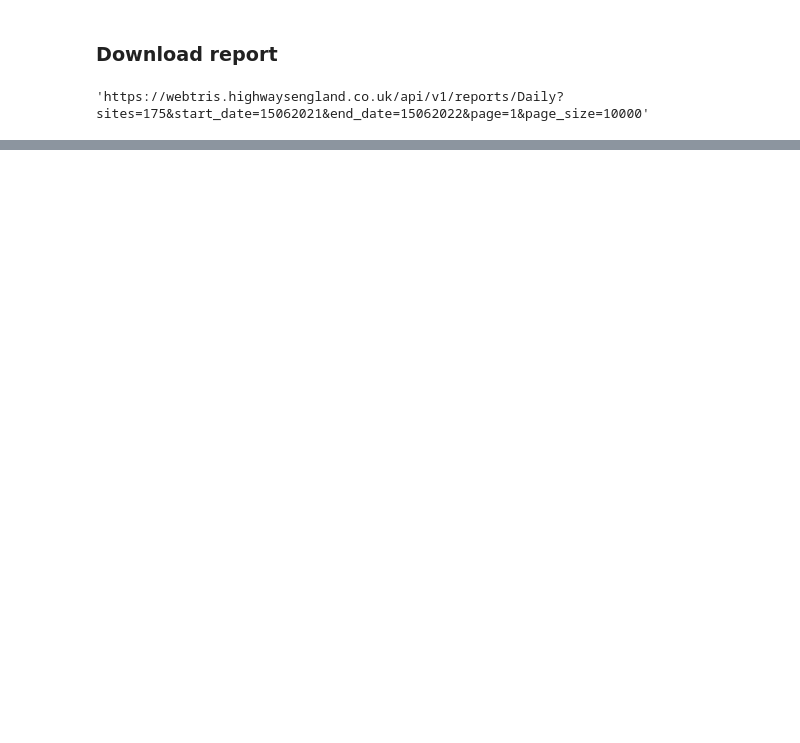
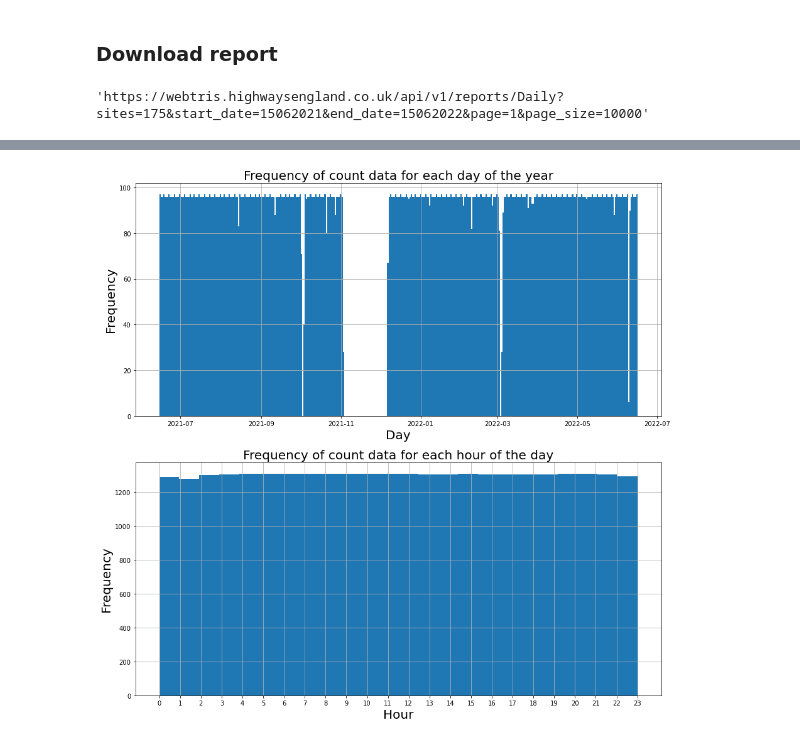
Before and after one commit to JakeRobertBaker/Highways, a Jupyter notebook: Queries.ipynb, the cells around one changed output, grey strips where cells are left out. Saved outputs shown, nothing was run; the diff lists cells and outputs as text; code cells hidden in the pictures; blank space fills up the shorter version.

```diff
--- a/Queries.ipynb
+++ b/Queries.ipynb
@@ -238,0 +334,18 @@ x1
+# %%
+n_row = 2
+n_col = 1
+
+fig, ax = plt.subplots(n_row, n_col, figsize=(15,15))
+clean_report.timestamp.hist(ax=ax[0], bins=365)
+ax[0].set_title('Frequency of count data for each day of the year', fontsize=20)
+ax[0].set_xlabel('Day', fontsize=20)
+ax[0].set_ylabel('Frequency', fontsize=20)
+
+clean_report.hour.hist(ax=ax[1], bins=24)
+ax[1].set_title('Frequency of count data for each hour of the day', fontsize=20)
+ax[1].set_xlabel('Hour', fontsize=20)
+ax[1].set_ylabel('Frequency', fontsize=20)
+
+plt.show()
+# %% [output]
+[figure, added]
```
Also changed, not shown: parts of 21 cells of this notebook, 4 other files.
